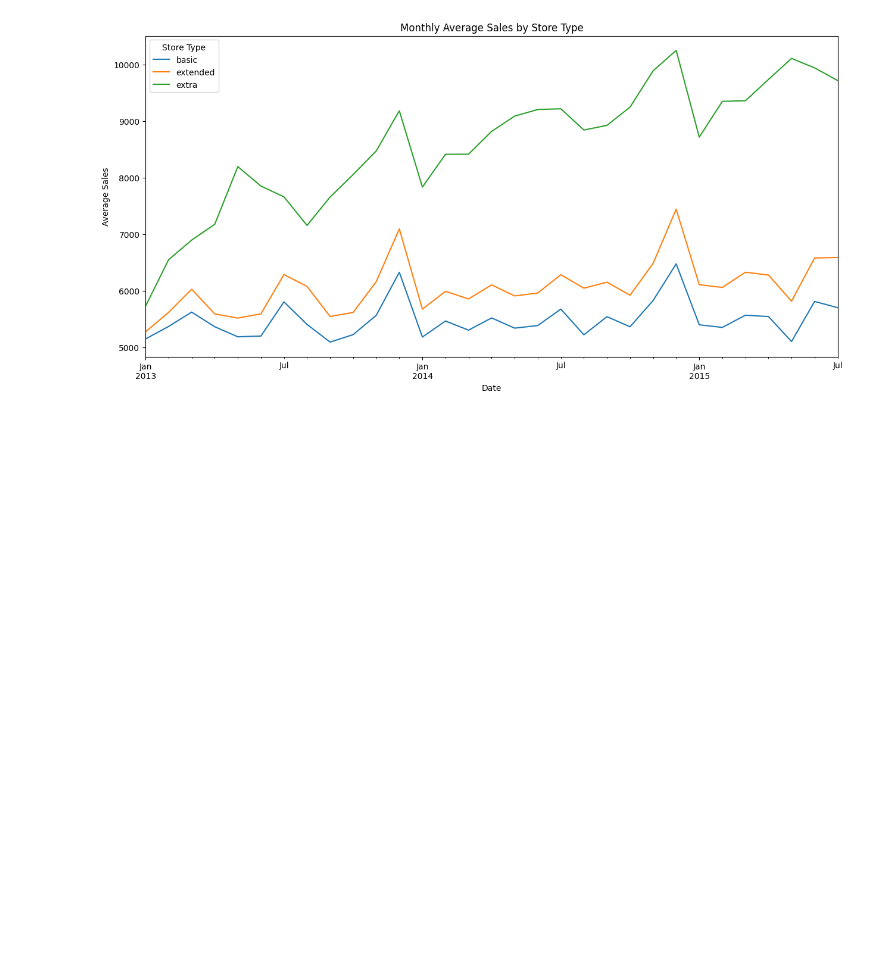
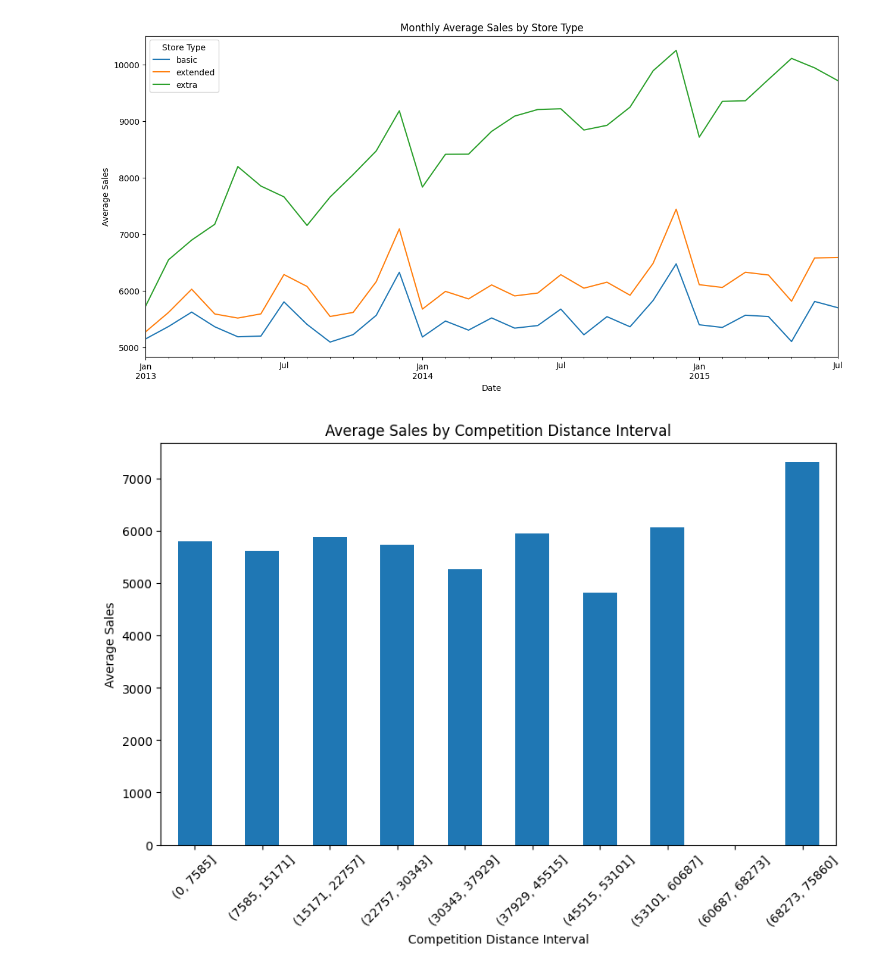
Before and after one commit to GuleWako/10Acadamey-week-4-Pharmaceuticals-finance-data-Analysis, a Jupyter notebook: notebooks/exploratory_analysis_for_forecast.ipynb, the cells around one changed output. Saved outputs shown, nothing was run; the diff lists cells and outputs as text; code cells hidden in the pictures; blank space fills up the shorter version.

Commit message:
competitive distance from store

```diff
--- a/notebooks/exploratory_analysis_for_forecast.ipynb
+++ b/notebooks/exploratory_analysis_for_forecast.ipynb
@@ -882,0 +885,24 @@ plt.show()
+# %%
+import pandas as pd
+import matplotlib.pyplot as plt
+
+
+# Define the desired interval boundaries
+intervals = [0, 7585, 15171, 22757, 30343, 37929, 45515, 53101, 60687, 68273, 75860]
+
+# Create a new column for the intervals
+merged_train_data_store['CompetitionDistanceInterval'] = pd.cut(merged_train_data_store['CompetitionDistance'], bins=intervals)
+
+# Group by the interval and calculate mean sales
+interval_sales = merged_train_data_store.groupby('CompetitionDistanceInterval')['Sales'].mean()
+
+# Plot the results
+plt.figure(figsize=(10, 6))
+interval_sales.plot(kind='bar')
+plt.title('Average Sales by Competition Distance Interval')
+plt.xlabel('Competition Distance Interval')
+plt.ylabel('Average Sales')
+plt.xticks(rotation=45)
+plt.show()
+# %% [output]
+[figure, added]
```
Also changed, not shown: parts of 2 cells of this notebook.
